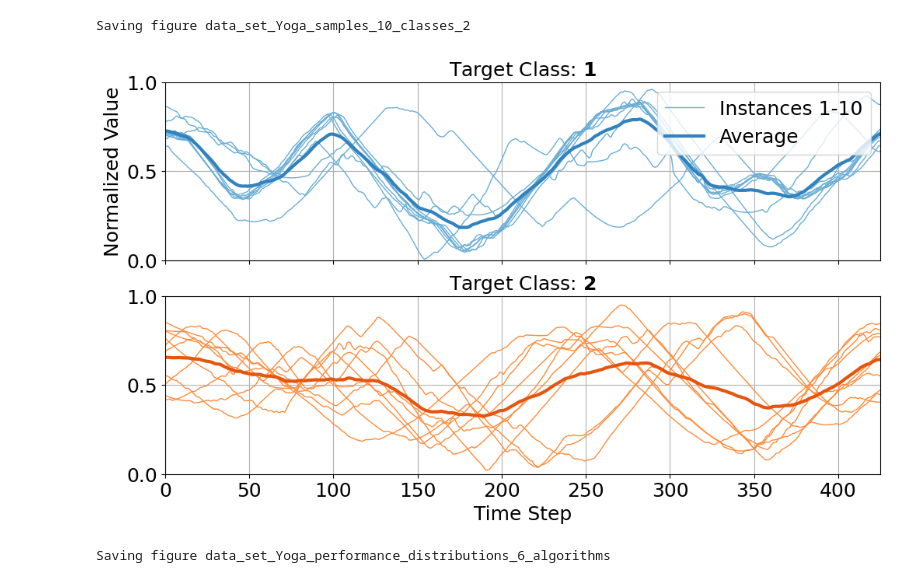
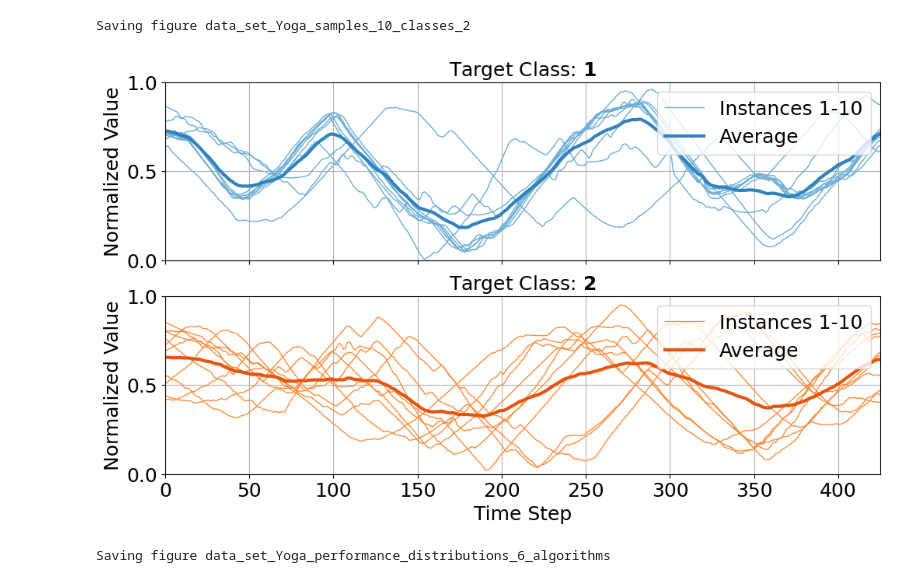
Before and after one commit to LarsBoecking/time_series_fingerprint, a Jupyter notebook: notebooks/a_explore_data.ipynb, the cells around one changed output. Cells and saved outputs as stored; diff of their text form; code cells hidden in the pictures.

Commit message:
adapt figures axis labels

```diff
--- a/notebooks/a_explore_data.ipynb
+++ b/notebooks/a_explore_data.ipynb
@@ -83,37 +83,36 @@ def _visualize_instances_per_target(
 
         if i == len(classes) - 1:
             axes[i].set_xlabel("Time Step")
-        elif i == 0:
-            axes[i].set_ylabel("Normalized Value", fontsize=18)
-            axes[i].legend(loc="upper right",fontsize=18)
+        axes[i].set_ylabel("Normalized Value", fontsize=18)
+        axes[i].legend(loc="upper right",fontsize=18)
         axes[i].set_xlim(row["dim_0"].index.min(), row["dim_0"].index.max())
         axes[i].set_ylim(0, 1)
         axes[i].set_yticks([0, 0.5, 1])
         axes[i].tick_params(axis="x", labelsize=18)
         axes[i].tick_params(axis="y", labelsize=18)
         axes[i].grid(True)
 
         if i >= max_number_classes:
             break
 
     plt.xlabel("Time Step", fontsize=18)
     plt.subplots_adjust(hspace=.2, wspace=0., left=0.08, right=1., bottom=0.11, top=.95)
     if save_figure:
         fig_saver.save_fig(
             f"data_set_{data_set_name}_samples_{n_samples_per_class}_classes_{max_number_classes}"
         )
     plt.show()
 
 
 _visualize_instances_per_target(
     data_set_name="Yoga",
     n_samples_per_class=10,
     max_number_classes=2,
     save_figure=True,
 )
 # %% [output]
 Saving figure data_set_Yoga_samples_10_classes_2
-[figure, old version]
+[figure, new version]
 # %%
 def plot_performance_distributions_matplotlib(data, number_algorithms):
     """
```
Also changed, not shown: 1 other file.
